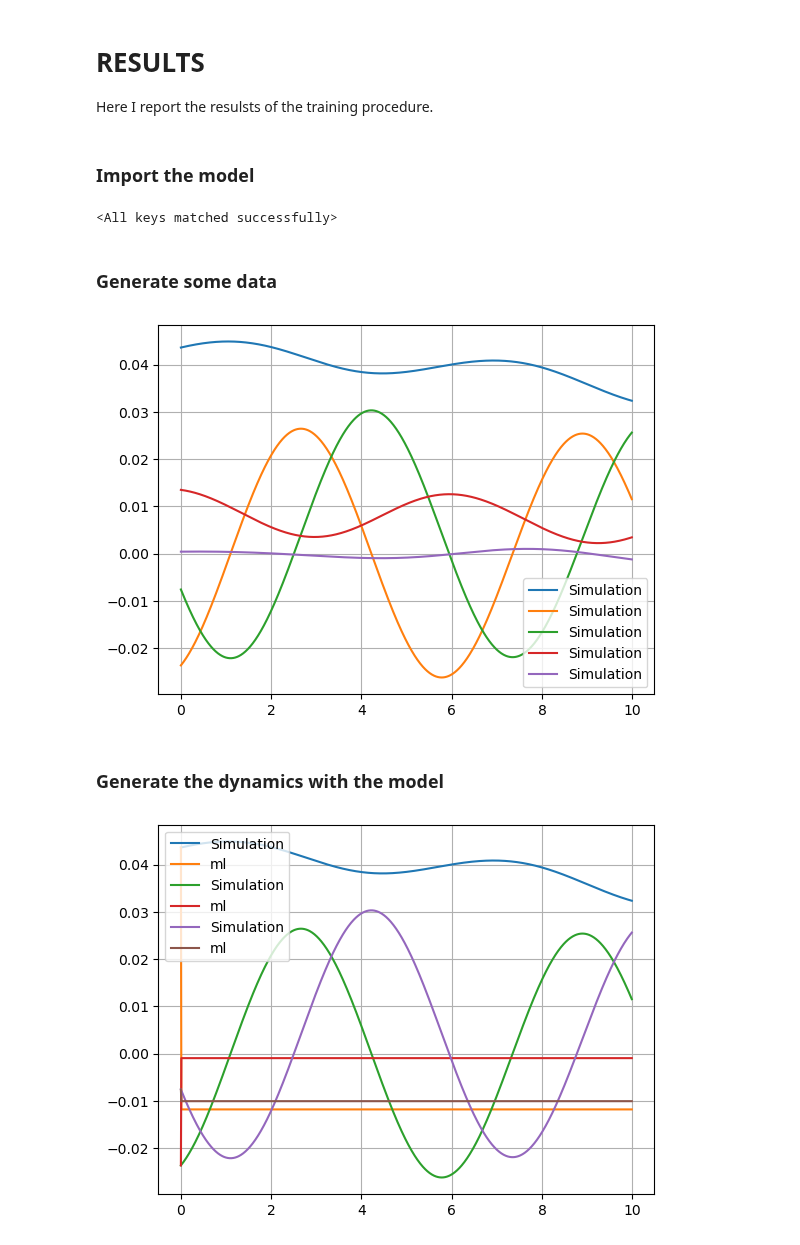
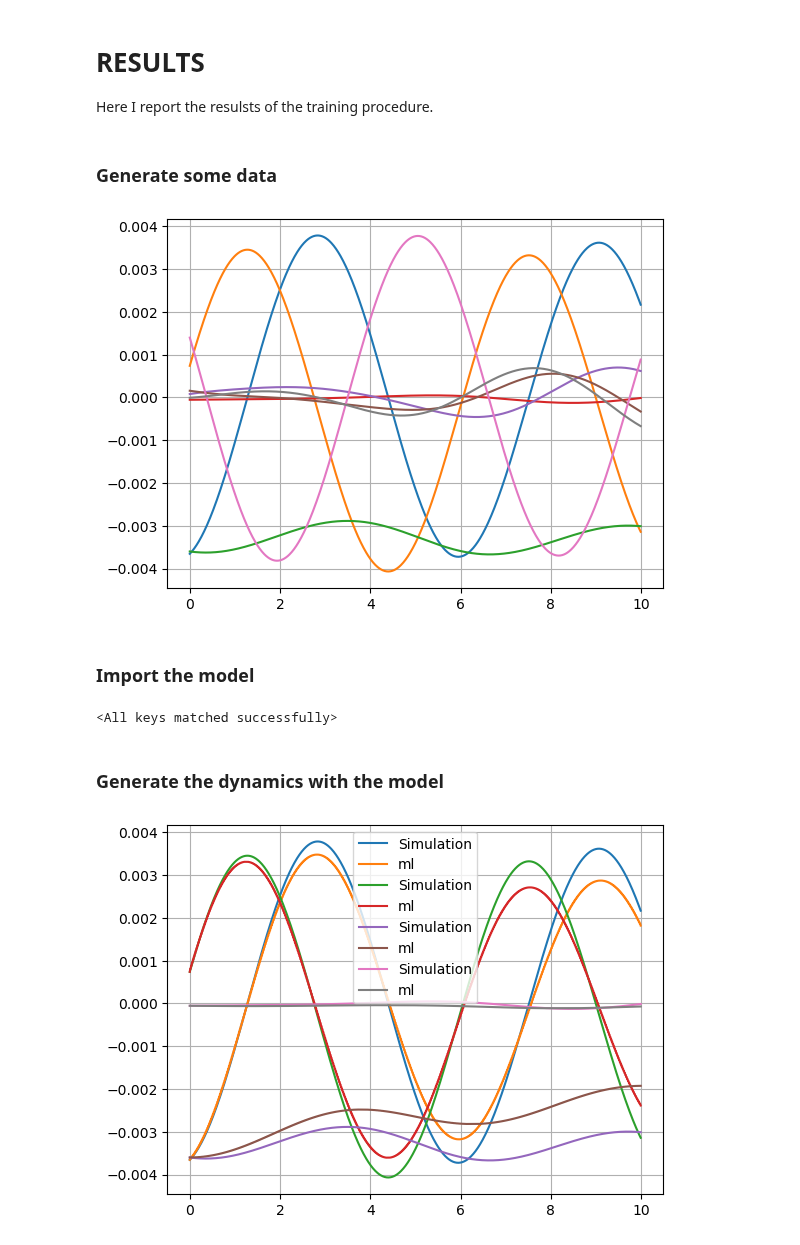
Before and after one commit to giovannicemin/master_thesis, a Jupyter notebook: project/Results.ipynb, the cells around one changed output. Saved outputs shown, nothing was run; the diff lists cells and outputs as text; code cells hidden in the pictures.

Commit message:
Now the algorithm works! But predicts fro half the time, do not know why :(. Also new params for dimulation

```diff
--- a/project/Results.ipynb
+++ b/project/Results.ipynb
@@ -12,12 +12,12 @@ from pathlib import Path
 prms = {'L' : 10,                # length of spin chain
         'sites' : [0, 1],        # sites of the subsystem S spins
         'omega' : 1,             # Rabi frequency
-        'beta' : 0.1,          # inverse temperature
+        'beta' : 0.01,          # inverse temperature
         'potential' : 0.1,       # interaction of subsystem's S spins
         'potential_' : None,     # interaction of bath spins, if None same as potential
         'T' : 10,                # total time for the evolution
         'dt' : 0.01,             # interval every which save the data
-        'cutoff' : 1e-8,         # cutoff for TEBD algorithm
+        'cutoff' : 1e-9,         # cutoff for TEBD algorithm
         'im_cutoff' : 1e-10,      # cutoff for TEBD algorithm, img t-e
         'tolerance' : 1e-3,      # Trotter tolerance for TEBD algorithm
         'verbose' : True,        # verbosity of the script
@@ -27,7 +27,7 @@ prms = {'L' : 10,                # length of spin chain
         }
 
 ml_params = {'model_dir': './data/trained_model', # folder where the metadata of the training are stored
-             'validation_split' : 0.2,
+             'validation_split' : 0.8,
              'batch_size': 256,
              #'batches_per_epoch': 256,
              'n_epochs': 20,
@@ -36,27 +36,10 @@ ml_params = {'model_dir': './data/trained_model', # folder where the metadata of
                  'data_dim': 15,
                  'layers': [],
                  'nonlin': 'id',
-                 'output_nonlin': 'id'
+                 'output_nonlin': 'id',
+                 'dt' : 0.01
                  },
              }
-# %% [markdown]
-### Import the model
-# %%
-from ml.classes import MLLP
-
-name = 'model_L_' + str(prms['L']) + \
-        '_V_' + str(int(prms['potential']*1e3)).zfill(4) + \
-        '_beta_' + str(int(prms['beta']*1e3)).zfill(4) + \
-        '_dt_' + str(int(prms['dt']*1e3)).zfill(4)
-
-my_file = Path('./data/trained_model/' + name)
-if not my_file.is_file():
-    raise Exception('File do not exists!')
-
-model = MLLP(ml_params['mlp_params']).to(ml_params['device'])
-model.load_state_dict(torch.load(my_file))
-# %% [output]
-<All keys matched successfully>
 # %% [markdown]
 ### Generate some data
 # %%
@@ -76,39 +59,62 @@ system.evolve()
 
 results = system.return_results()
 # %%
-keys = ['I1X2', 'I1Y2', 'I1Z2', 'X1I2', 'X1X2']
+keys = [1, 2, 3, 4, 5, 6, 7, 8]
 
 t = np.arange(0, 10, prms['dt'])
 
 for key in keys:
-    plt.plot(t, results[key], label='Simulation')
-plt.legend()
+    plt.plot(t, [results[i][key] for i in range(len(t))], label='Simulation')
+#plt.legend()
 plt.grid()
 # %% [output]
-[figure, old version]
+[figure, new version]
+# %% [markdown]
+### Import the model
+# %%
+from ml.classes import MLLP
+
+name = 'model_L_' + str(prms['L']) + \
+        '_V_' + str(int(prms['potential']*1e3)).zfill(4) + \
+        '_beta_' + str(int(prms['beta']*1e3)).zfill(4) + \
+        '_dt_' + str(int(prms['dt']*1e3)).zfill(4)
+
+my_file = Path('./data/trained_model/' + name)
+if not my_file.is_file():
+    raise Exception('File do not exists!')
+
+model = MLLP(ml_params['mlp_params']).to(ml_params['device'])
+model.load_state_dict(torch.load(my_file))
+# %% [output]
+<All keys matched successfully>
 # %% [markdown]
 ### Generate the dynamics with the model
 # %%
-ml_dyn = results[:1]
+ml_dyn = [np.array(results[0])]
 
-X = torch.tensor(ml_dyn.to_numpy())
+X = torch.tensor(ml_dyn[0], dtype=torch.double)
+y = torch.tensor(results[1])
+
+#print(model.loss(model.forward(X.float()), y).item())
 
 for i in range(len(results)-1):
     with torch.no_grad():
-        y = model.forward(X.float())
+        y = model(X.float())
+        #print(model.loss(model.forward(X.float()), torch.tensor(results[i])).item())
         #ml_dyn.loc[i+1] = y.detach().numpy()
-        ml_dyn = pd.concat((ml_dyn, pd.DataFrame(y.numpy(), columns=ml_dyn.keys())))
-        X = y
+        ml_dyn.extend([y.numpy()])
+        X = torch.tensor(ml_dyn[i])
 # %%
 #keys = ['X1I2', 'Y1I2', 'Z1I2']
-keys = ['I1X2', 'I1Y2', 'I1Z2']
+keys = [1,2,3, 4]
 
 t = np.arange(0, 10, prms['dt'])
 
 for key in keys:
-    plt.plot(t, results[key], label='Simulation')
-    plt.plot(t, ml_dyn[key], label='ml')
+    plt.plot(t, [results[i][key] for i in range(len(t))], label='Simulation')
+    plt.plot(t, [ml_dyn[i][key] for i in range(len(t))], label='ml')
+
 plt.legend()
 plt.grid()
 # %% [output]
-[figure, old version]
+[figure, new version]
```
Also changed, not shown: parts of 4 cells of this notebook, 6 other files.
